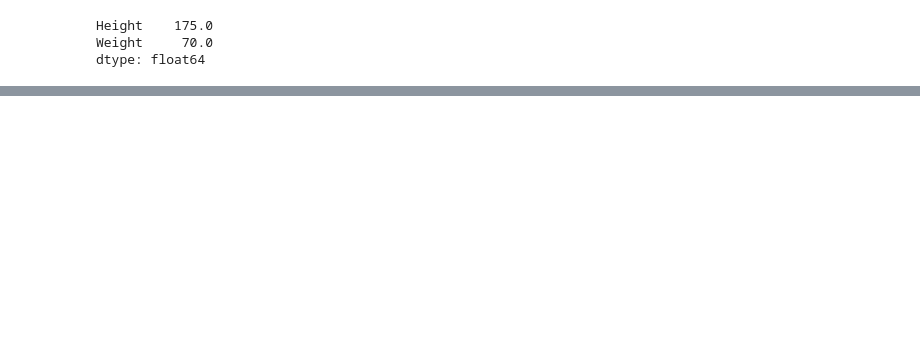
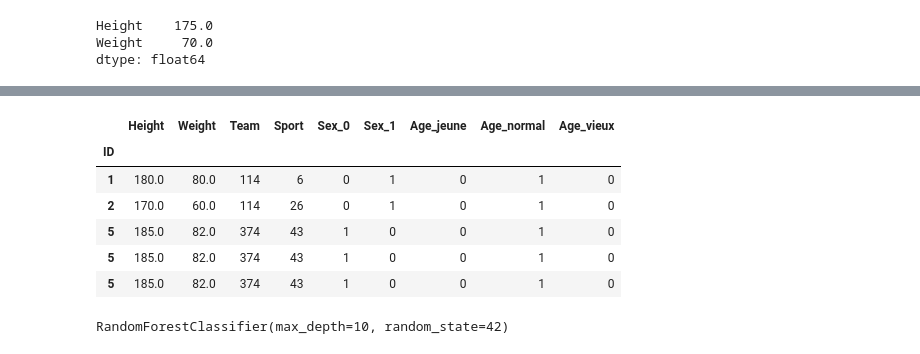
Before and after one commit to gleffad/data_approach_to_olympic_games, a Jupyter notebook: olympic_games_analysis.ipynb, the cells around one changed output, grey strips where cells are left out. Saved outputs shown, nothing was run; the diff lists cells and outputs as text; code cells hidden in the pictures; blank space fills up the shorter version.

```diff
--- a/olympic_games_analysis.ipynb
+++ b/olympic_games_analysis.ipynb
@@ -269,0 +389,15 @@ weighted avg       0.43      0.45      0.42     41233
+# %%
+df_events = pd.read_csv('data/athlete_events.csv', index_col='ID')          # Charge le dataset
+df_events.dropna(inplace=True, subset=['Age', 'Height', 'Weight'])          # Enleve les ligne useless
+df_events = df_events[['Sex', 'Age', 'Height', 'Weight', 'Team', 'Sport']]  # Garde les cololones utiles
+
+def cat_age(age):
+    if 0 < age < 18: return "jeune"
+    if 18 < age < 30: return "normal"
+    return "vieux"
+
+df_events['Age'] = df_events['Age'].apply(cat_age)                 # Catégorise l'age en 3 classe
+df_2_X = pd.get_dummies(df_events,columns=['Sex', 'Age', 'Team'])  # Encode le Sex, Age, Team en OneHot
+df_2_X = df_2_X.drop(['Sport'], axis=1)
+
+df_2_Y = pd.get_dummies(df_events[['Sport']],columns=['Sport'])
@@ -269,0 +445,35 @@ weighted avg       0.43      0.45      0.42     41233
+# %%
+df_events = pd.read_csv('data/athlete_events.csv', index_col='ID')          # Charge le dataset
+df_events.dropna(inplace=True, subset=['Age', 'Height', 'Weight'])          # Enleve les ligne useless
+df_events = df_events[['Sex', 'Age', 'Height', 'Weight', 'Team', 'Sport']]  # Garde les cololones utiles
+
+label_encoder = LabelEncoder()
+df_events['Team'] = label_encoder.fit_transform(df_events['Team'])
+df_events['Sport'] = label_encoder.fit_transform(df_events['Sport'])
+df_events['Sex'] = label_encoder.fit_transform(df_events['Sex'])
+
+def cat_age(age):
+    if 0 < age < 18: return "jeune"
+    if 18 < age < 30: return "normal"
+    return "vieux"
+
+df_events['Age'] = df_events['Age'].apply(cat_age)
+
+Y = df_events['Sport']
+X = pd.get_dummies(df_events,columns=['Sex', 'Age'])
+
+X_train, X_test, Y_train, Y_test = train_test_split(X, Y, shuffle=True, train_size=0.8, random_state=42)
+X.head()
+# %% [output]
+|  | Height | Weight | Team | Sport | Sex_0 | Sex_1 | Age_jeune | Age_normal | Age_vieux |
+| ID |  |  |  |  |  |  |  |  |  |
+| 1 | 180.0 | 80.0 | 114 | 6 | 0 | 1 | 0 | 1 | 0 |
+| 2 | 170.0 | 60.0 | 114 | 26 | 0 | 1 | 0 | 1 | 0 |
+| 5 | 185.0 | 82.0 | 374 | 43 | 1 | 0 | 0 | 1 | 0 |
+| 5 | 185.0 | 82.0 | 374 | 43 | 1 | 0 | 0 | 1 | 0 |
+| 5 | 185.0 | 82.0 | 374 | 43 | 1 | 0 | 0 | 1 | 0 |
+# %%
+classifier = RandomForestClassifier(n_estimators=100, max_depth=10, random_state=42)
+classifier.fit(X_train, Y_train)
+# %% [output]
+RandomForestClassifier(max_depth=10, random_state=42)
```
Also changed, not shown: parts of 66 cells of this notebook.
